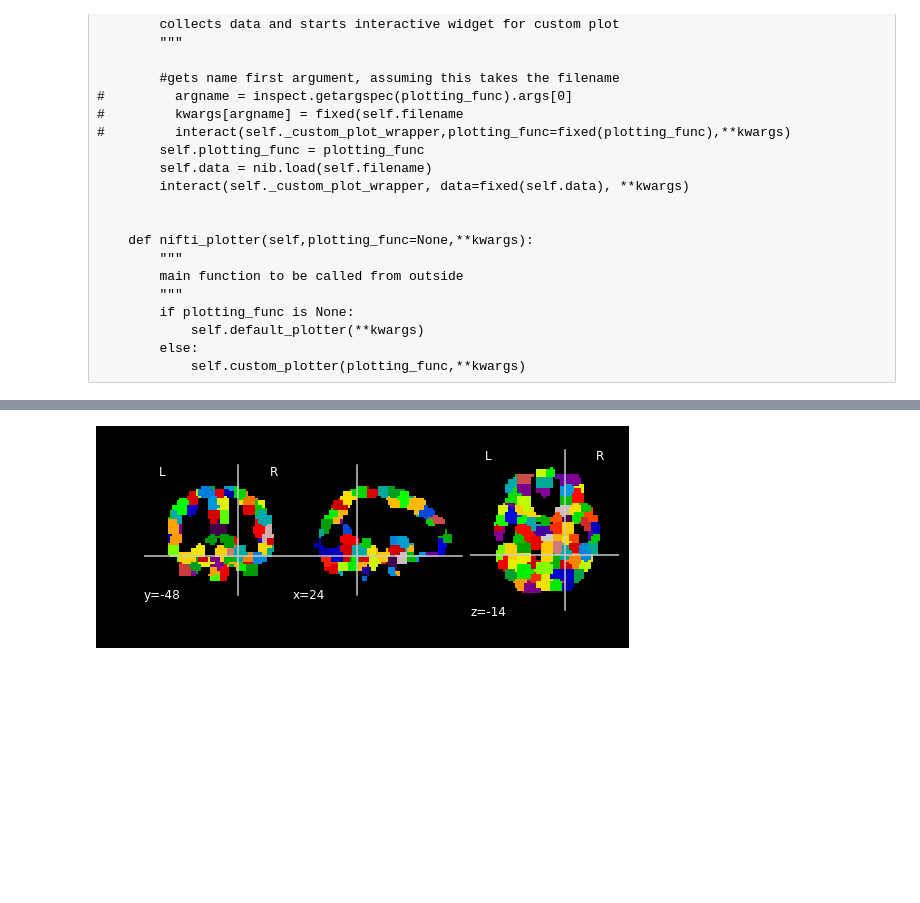
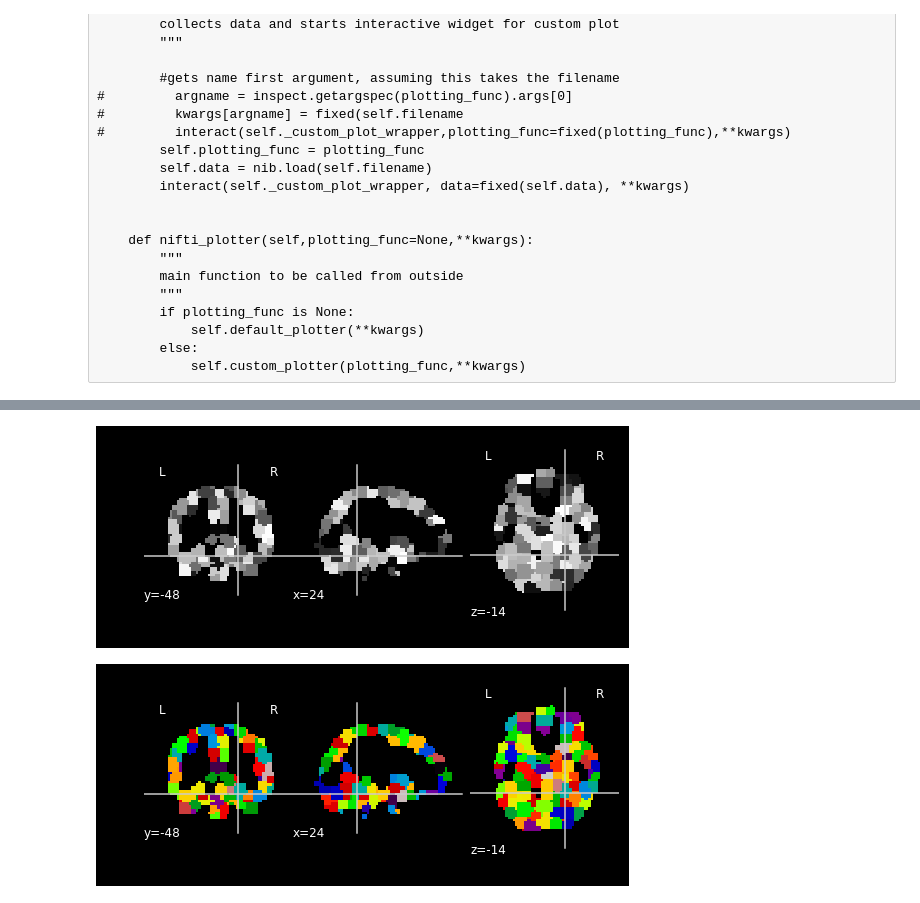
Before and after one commit to nipy/niwidgets, a Jupyter notebook: visualisation_wrapper_new.ipynb, the cells around one changed output, grey strips where cells are left out. Drawn from its saved outputs; the diff is of its cells as text; code cells hidden in the pictures; blank space fills up the shorter version.

```diff
--- a/visualisation_wrapper_new.ipynb
+++ b/visualisation_wrapper_new.ipynb
@@ -81,3 +81,8 @@ test.nifti_plotter()
+# %%
+nip.plot_epi('cc400_roi_atlas.nii',cmap='gray')
+nip.show()
+# %% [output]
+[figure, added]
 # %%
 testfunc = nip.plot_epi
 kwarg_dict = {'display_mode': ['ortho', 'x', 'y', 'z', 'yx', 'xz', 'yz']
```
Also changed, not shown: parts of 2 cells of this notebook, 3 other files.
